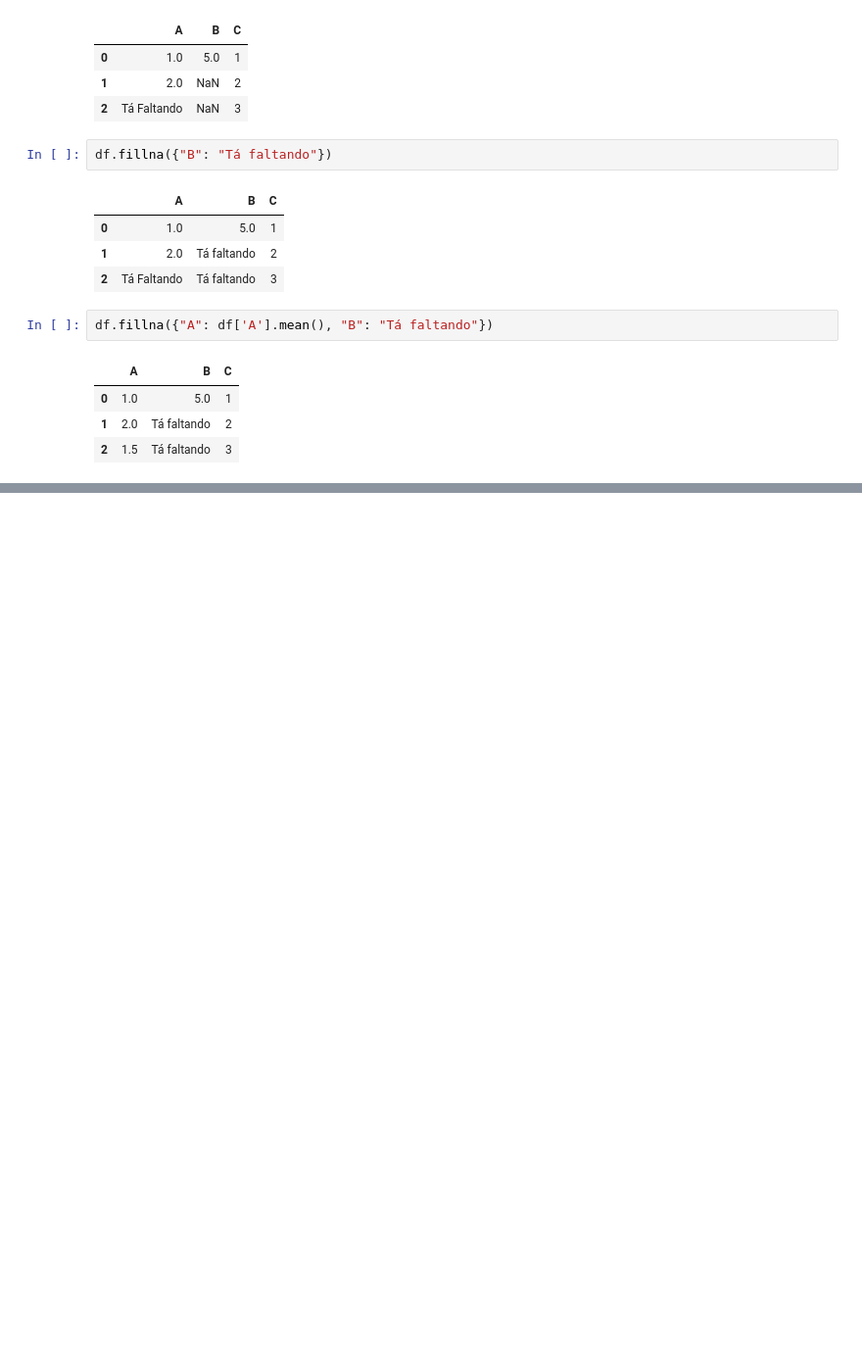
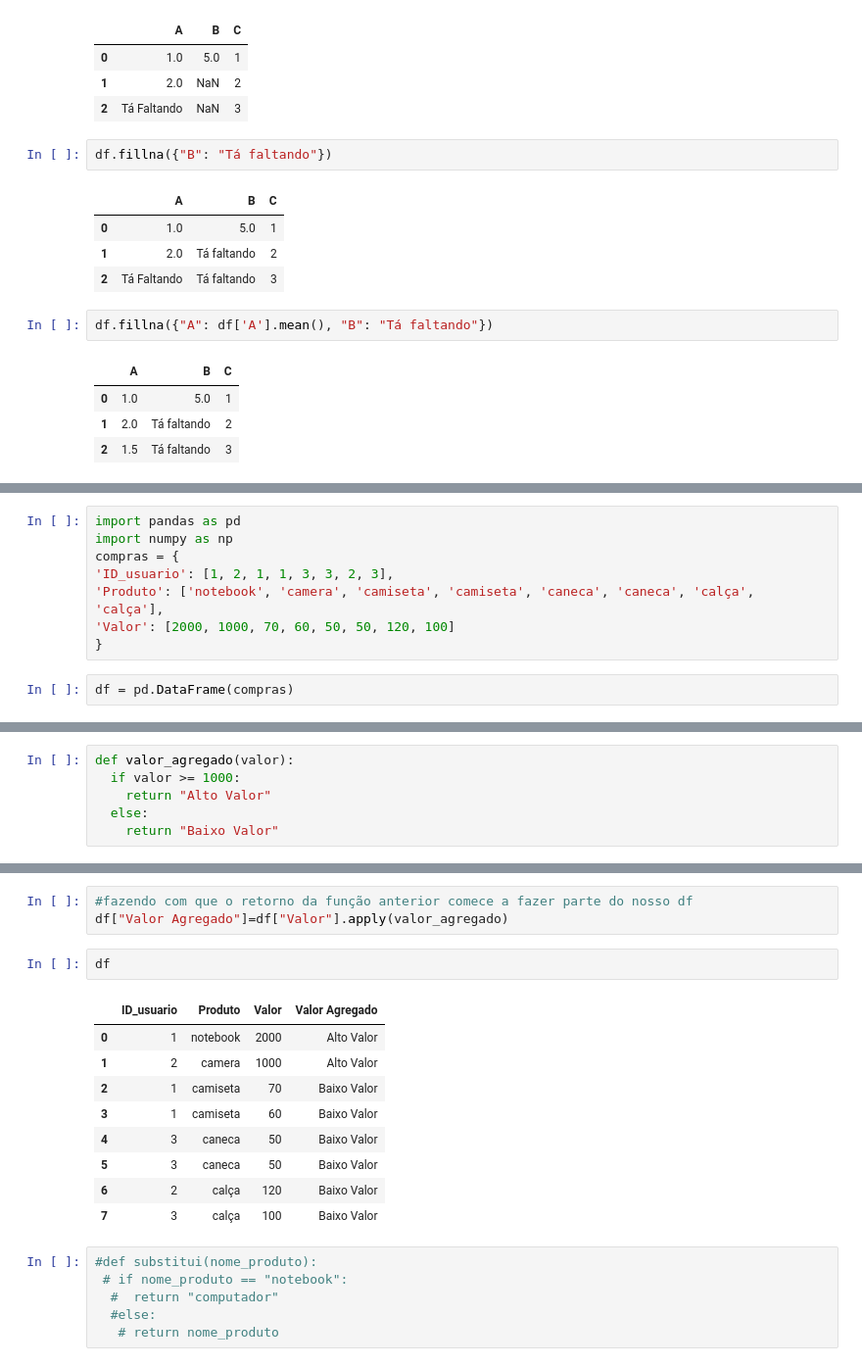
Before and after one commit to thiagolir4/Python_para_analise_de_dados_materia4_DNC, a Jupyter notebook: Python_para_analise_de_dados_materia4_DNC.ipynb, the cells around one changed output, grey strips where cells are left out. Shown at 98% size. Saved outputs shown, nothing was run; the diff lists cells and outputs as text; blank space fills up the shorter version.

```diff
--- a/Python_para_analise_de_dados_materia4_DNC.ipynb
+++ b/Python_para_analise_de_dados_materia4_DNC.ipynb
@@ -649,0 +851,10 @@ df.fillna({"A": df['A'].mean(), "B": "Tá faltando"})
+# %%
+import pandas as pd
+import numpy as np
+compras = {
+'ID_usuario': [1, 2, 1, 1, 3, 3, 2, 3],
+'Produto': ['notebook', 'camera', 'camiseta', 'camiseta', 'caneca', 'caneca', 'calça', 'calça'],
+'Valor': [2000, 1000, 70, 60, 50, 50, 120, 100]
+}
+# %%
+df = pd.DataFrame(compras)
@@ -649,0 +949,6 @@ df.fillna({"A": df['A'].mean(), "B": "Tá faltando"})
+# %%
+def valor_agregado(valor):
+  if valor >= 1000:
+    return "Alto Valor"
+  else:
+    return "Baixo Valor"
@@ -649,0 +969,21 @@ df.fillna({"A": df['A'].mean(), "B": "Tá faltando"})
+# %%
+#fazendo com que o retorno da função anterior comece a fazer parte do nosso df
+df["Valor Agregado"]=df["Valor"].apply(valor_agregado)
+# %%
+df
+# %% [output]
+|  | ID_usuario | Produto | Valor | Valor Agregado |
+| 0 | 1 | notebook | 2000 | Alto Valor |
+| 1 | 2 | camera | 1000 | Alto Valor |
+| 2 | 1 | camiseta | 70 | Baixo Valor |
+| 3 | 1 | camiseta | 60 | Baixo Valor |
+| 4 | 3 | caneca | 50 | Baixo Valor |
+| 5 | 3 | caneca | 50 | Baixo Valor |
+| 6 | 2 | calça | 120 | Baixo Valor |
+| 7 | 3 | calça | 100 | Baixo Valor |
+# %%
+#def substitui(nome_produto):
+ # if nome_produto == "notebook":
+  #  return "computador"
+  #else:
+   # return nome_produto
```
Also changed, not shown: parts of 35 cells of this notebook.
